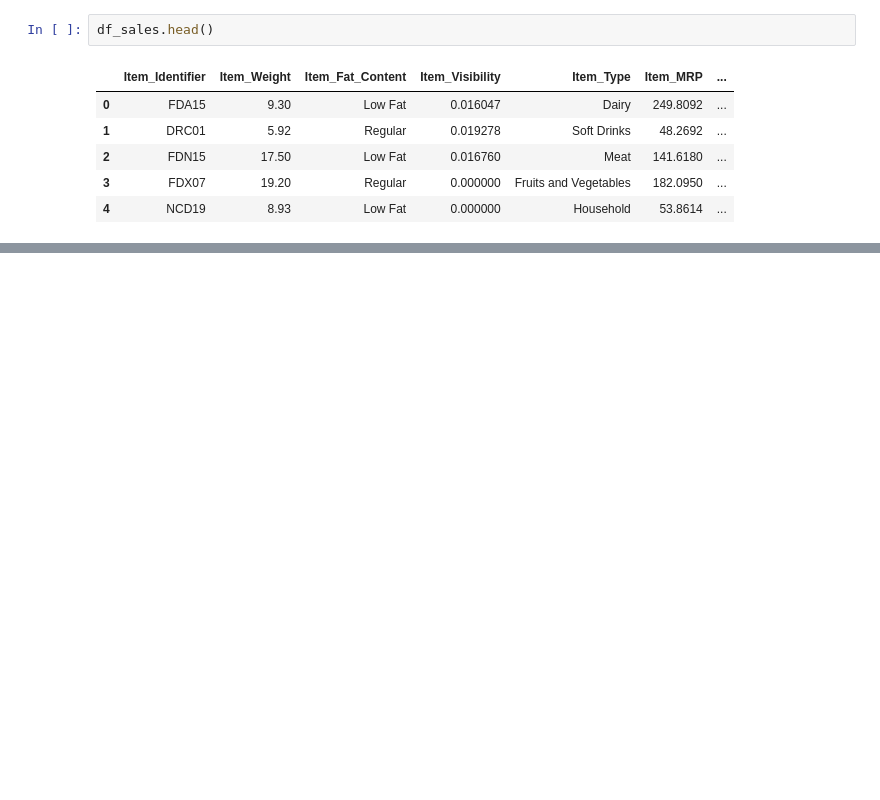
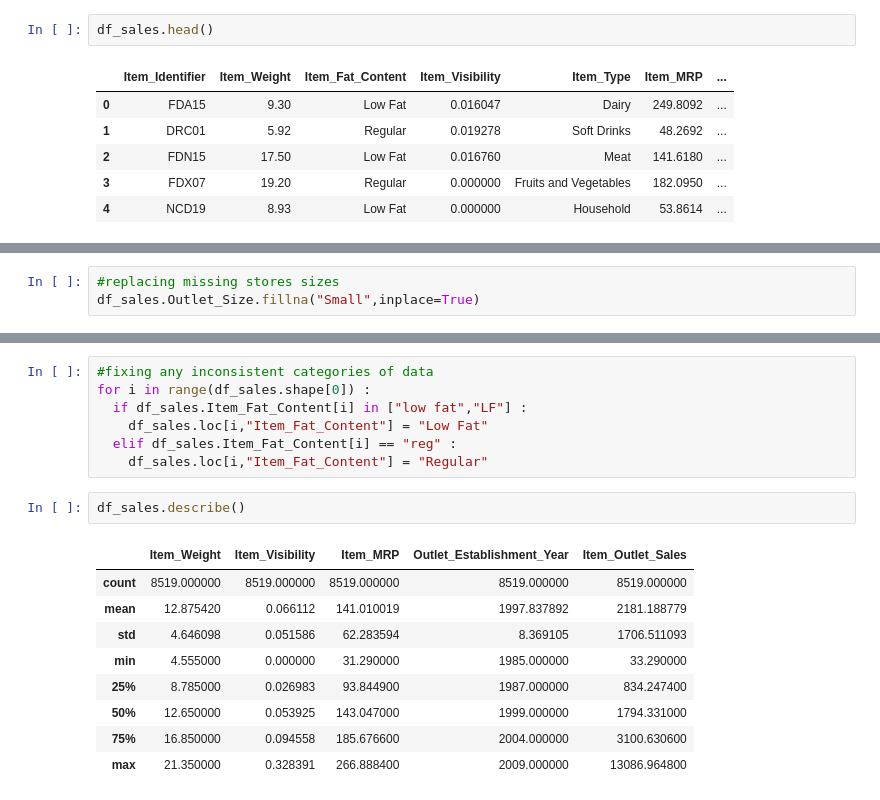
Before and after one commit to Mahdi-Kriaa/food_sales_prediction, a Jupyter notebook: food_sales_prediction.ipynb, the cells around one changed output, grey strips where cells are left out. Drawn from its saved outputs; the diff is of its cells as text; blank space fills up the shorter version.

```diff
--- a/food_sales_prediction.ipynb
+++ b/food_sales_prediction.ipynb
@@ -17,0 +126,3 @@ df_sales.head()
+# %%
+#replacing missing stores sizes
+df_sales.Outlet_Size.fillna("Small",inplace=True)
@@ -17,0 +157,19 @@ df_sales.head()
+# %%
+#fixing any inconsistent categories of data
+for i in range(df_sales.shape[0]) :
+  if df_sales.Item_Fat_Content[i] in ["low fat","LF"] :
+    df_sales.loc[i,"Item_Fat_Content"] = "Low Fat"
+  elif df_sales.Item_Fat_Content[i] == "reg" :
+    df_sales.loc[i,"Item_Fat_Content"] = "Regular"
+# %%
+df_sales.describe()
+# %% [output]
+|  | Item_Weight | Item_Visibility | Item_MRP | Outlet_Establishment_Year | Item_Outlet_Sales |
+| count | 8519.000000 | 8519.000000 | 8519.000000 | 8519.000000 | 8519.000000 |
+| mean | 12.875420 | 0.066112 | 141.010019 | 1997.837892 | 2181.188779 |
+| std | 4.646098 | 0.051586 | 62.283594 | 8.369105 | 1706.511093 |
+| min | 4.555000 | 0.000000 | 31.290000 | 1985.000000 | 33.290000 |
+| 25% | 8.785000 | 0.026983 | 93.844900 | 1987.000000 | 834.247400 |
+| 50% | 12.650000 | 0.053925 | 143.047000 | 1999.000000 | 1794.331000 |
+| 75% | 16.850000 | 0.094558 | 185.676600 | 2004.000000 | 3100.630600 |
+| max | 21.350000 | 0.328391 | 266.888400 | 2009.000000 | 13086.964800 |
```
Also changed, not shown: parts of 22 cells of this notebook.
